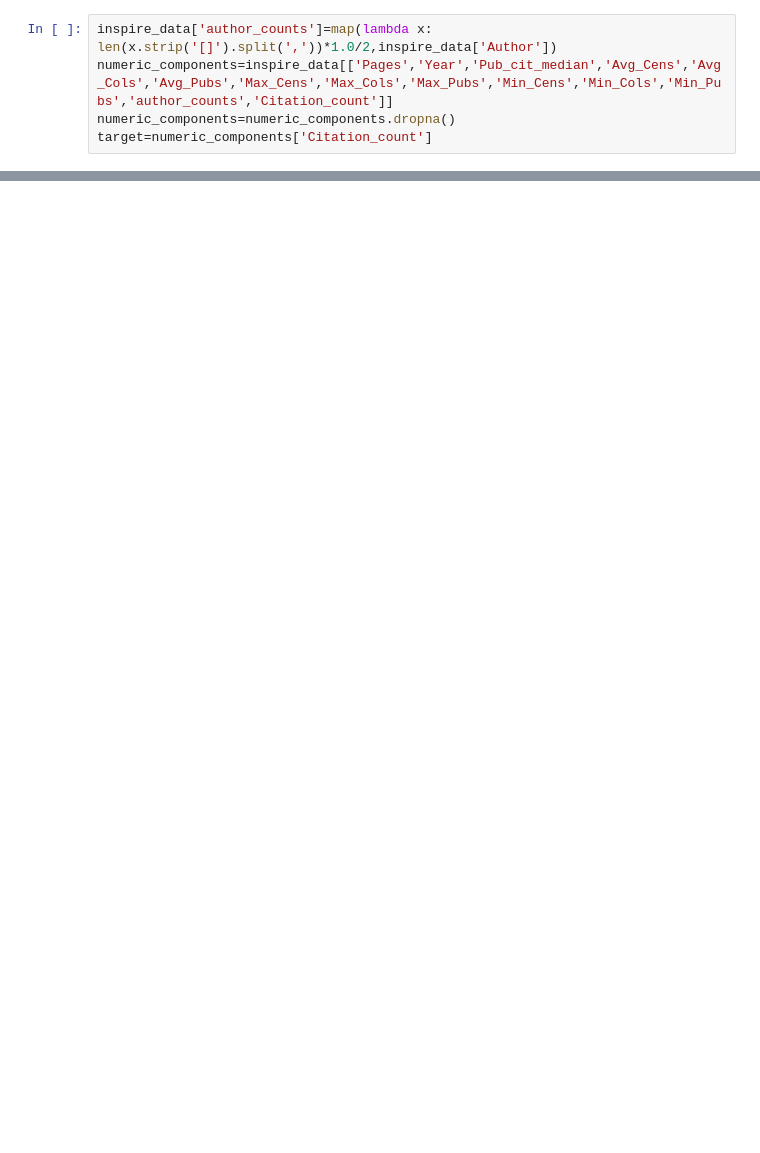
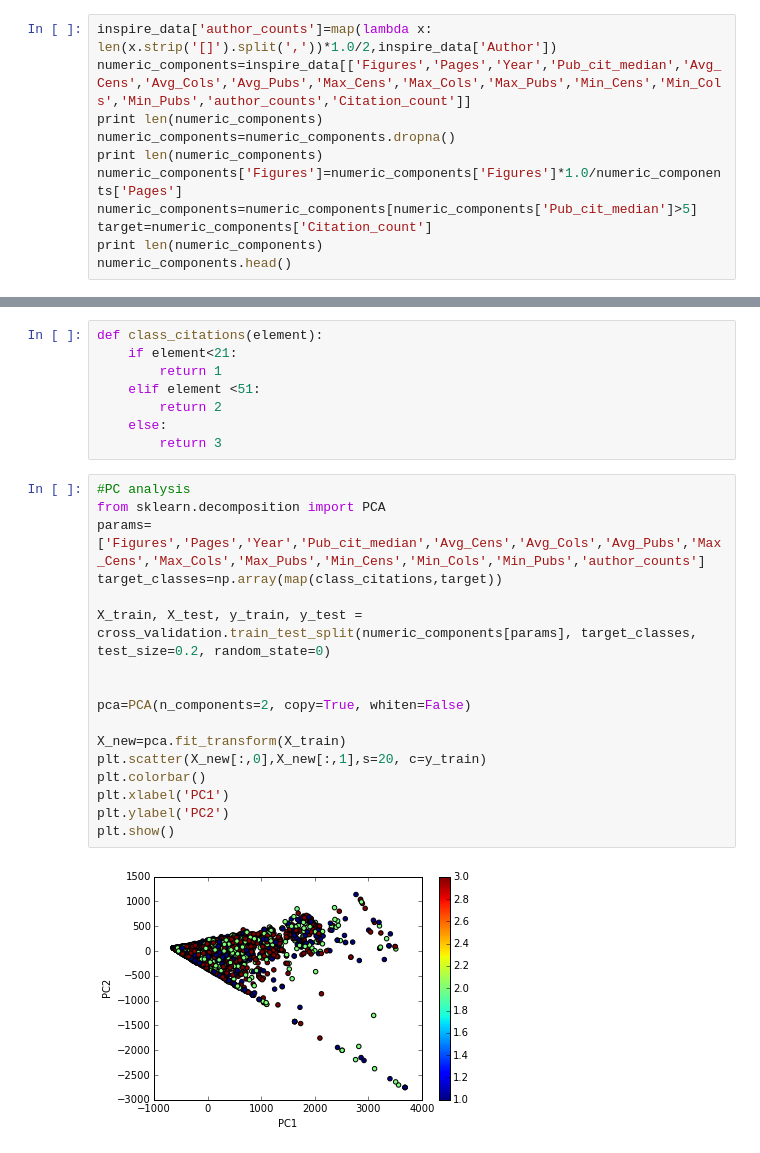
Before and after one commit to ahuja0007/team_citation, a Jupyter notebook: Inspire_analysis_sam.ipynb, the cells around one changed output, grey strips where cells are left out. Cells and saved outputs as stored; diff of their text form; blank space fills up the shorter version.

Commit message:
Inspire_analysis_sam

```diff
--- a/Inspire_analysis_sam.ipynb
+++ b/Inspire_analysis_sam.ipynb
@@ -22,7 +27,13 @@ inspire_data.head()
 | http://arxiv.org/abs/astro-ph/950... | [u'van Kerkwijk, M. H.', u'Kulkar... | 23 | NaN | 6 | The Astrophysical Journal | [u'Spectroscopy of the White Dwar... | 1995 | 41 | 0.003102 | ... |
 # %%
 inspire_data['author_counts']=map(lambda x: len(x.strip('[]').split(','))*1.0/2,inspire_data['Author'])
-numeric_components=inspire_data[['Pages','Year','Pub_cit_median','Avg_Cens','Avg_Cols','Avg_Pubs','Max_Cens','Max_Cols','Max_Pubs','Min_Cens','Min_Cols','Min_Pubs','author_counts','Citation_count']]
+numeric_components=inspire_data[['Figures','Pages','Year','Pub_cit_median','Avg_Cens','Avg_Cols','Avg_Pubs','Max_Cens','Max_Cols','Max_Pubs','Min_Cens','Min_Cols','Min_Pubs','author_counts','Citation_count']]
+print len(numeric_components)
 numeric_components=numeric_components.dropna()
+print len(numeric_components)
+numeric_components['Figures']=numeric_components['Figures']*1.0/numeric_components['Pages']
+numeric_components=numeric_components[numeric_components['Pub_cit_median']>5]
 target=numeric_components['Citation_count']
+print len(numeric_components)
+numeric_components.head()
 # %% [output]
@@ -106,0 +50,27 @@ coefficients
+# %%
+def class_citations(element):
+    if element<21:
+        return 1
+    elif element <51:
+        return 2
+    else:
+        return 3
+# %%
+#PC analysis
+from sklearn.decomposition import PCA
+params=['Figures','Pages','Year','Pub_cit_median','Avg_Cens','Avg_Cols','Avg_Pubs','Max_Cens','Max_Cols','Max_Pubs','Min_Cens','Min_Cols','Min_Pubs','author_counts']
+target_classes=np.array(map(class_citations,target))
+
+X_train, X_test, y_train, y_test = cross_validation.train_test_split(numeric_components[params], target_classes, test_size=0.2, random_state=0)
+
+
+pca=PCA(n_components=2, copy=True, whiten=False)
+
+X_new=pca.fit_transform(X_train)
+plt.scatter(X_new[:,0],X_new[:,1],s=20, c=y_train)
+plt.colorbar()
+plt.xlabel('PC1')
+plt.ylabel('PC2')
+plt.show()
+# %% [output]
+[figure, added]
```
Also changed, not shown: parts of 14 cells of this notebook.
